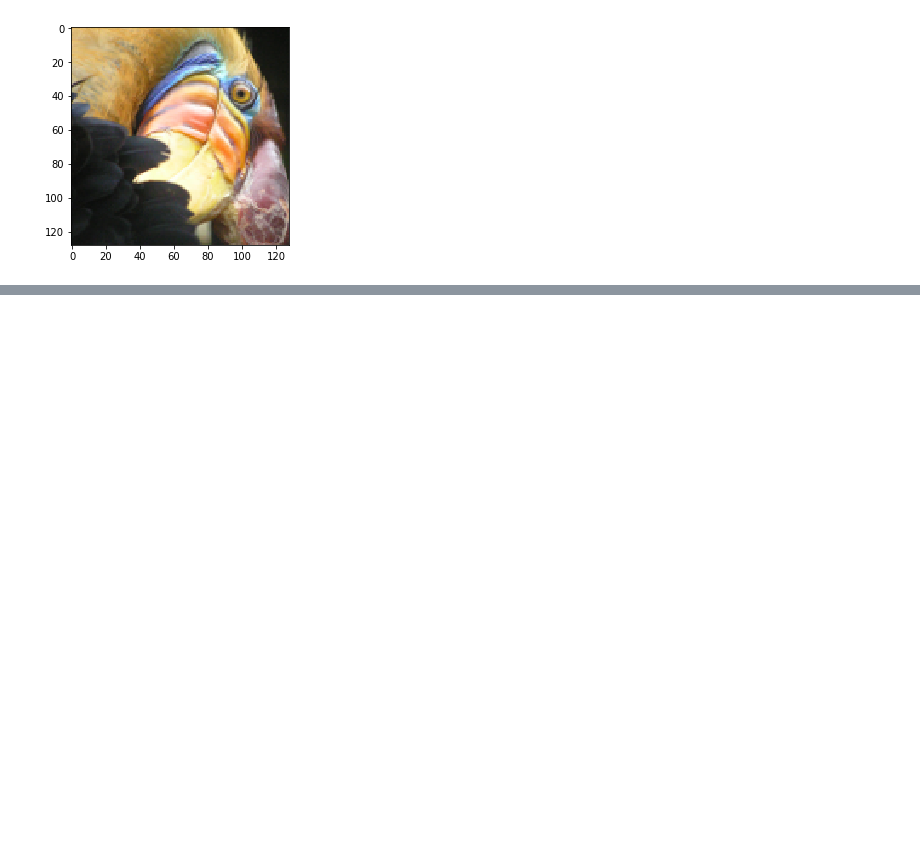
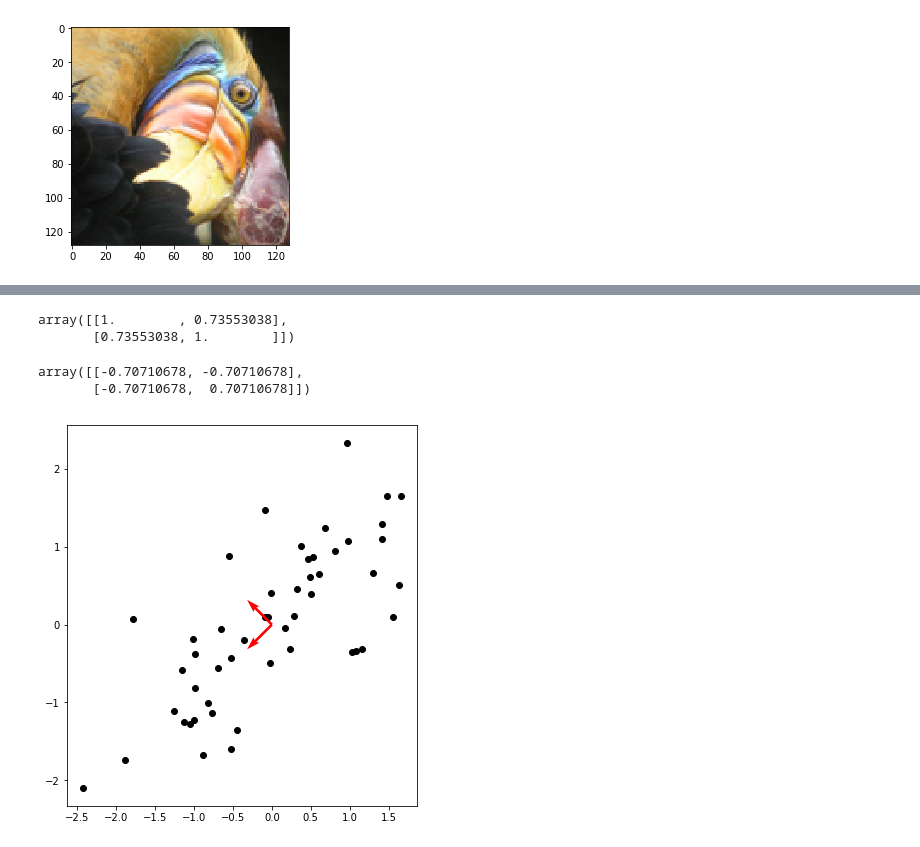
Before and after one commit to davidjbauer/andrew-ng-ML, a Jupyter notebook: ex7.ipynb, the cells around one changed output, grey strips where cells are left out. Cells and saved outputs as stored; diff of their text form; code cells hidden in the pictures; blank space fills up the shorter version.

Commit message:
Finished K-means and PCA implementation. Applied PCA to face data.

```diff
--- a/ex7.ipynb
+++ b/ex7.ipynb
@@ -78,0 +74,30 @@ array([[0.47937161, 0.40012178, 0.35904667],
+# %%
+def feature_normalize(X):
+    subtract_mean = lambda x: x - np.mean(x)
+    scale = lambda x: x/np.std(x)
+    X_normalized = np.apply_along_axis(subtract_mean, 0, X)
+    X_normalized = np.apply_along_axis(scale, 0, X_normalized)
+    return X_normalized
+# %%
+Xnorm = feature_normalize(Xdata1)
+# %%
+cov = 1/(Xnorm.shape[0])*Xnorm.transpose().dot(Xnorm)
+# %%
+cov
+# %% [output]
+array([[1.        , 0.73553038],
+       [0.73553038, 1.        ]])
+# %%
+U, S, V = np.linalg.svd(cov)
+# %%
+U
+# %% [output]
+array([[-0.70710678, -0.70710678],
+       [-0.70710678,  0.70710678]])
+# %%
+plt.figure(figsize=(7,7))
+plt.scatter(Xnorm.transpose()[0], Xnorm.transpose()[1], color='black')
+plt.quiver([0, 0], [0, 0], U.transpose()[0], U.transpose()[1], color = 'red', scale=10, angles='xy')
+plt.axes().set_aspect('equal')
+# %% [output]
+[figure, added]
```
Also changed, not shown: parts of 23 cells of this notebook, 1 other file.
